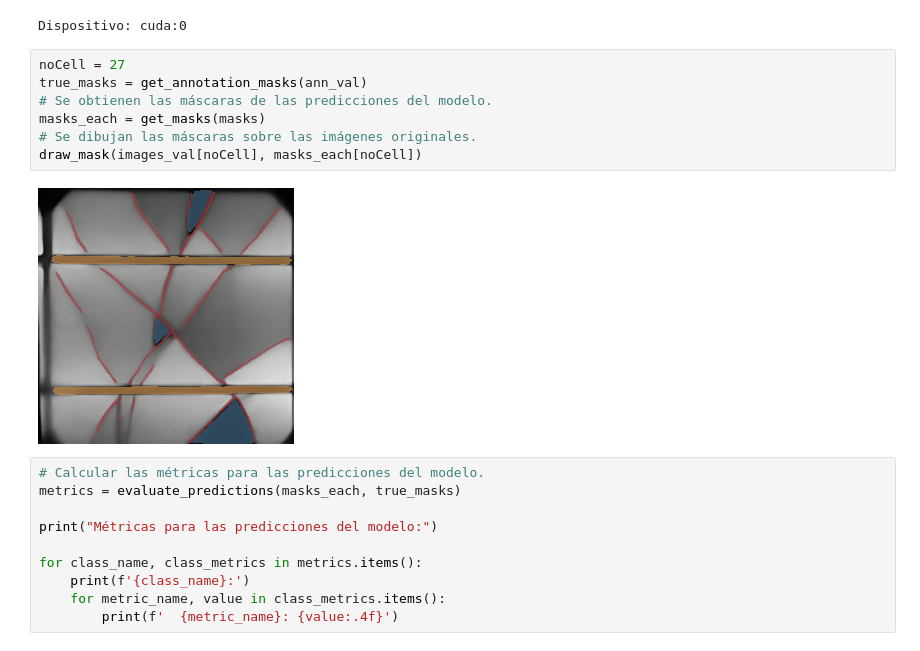
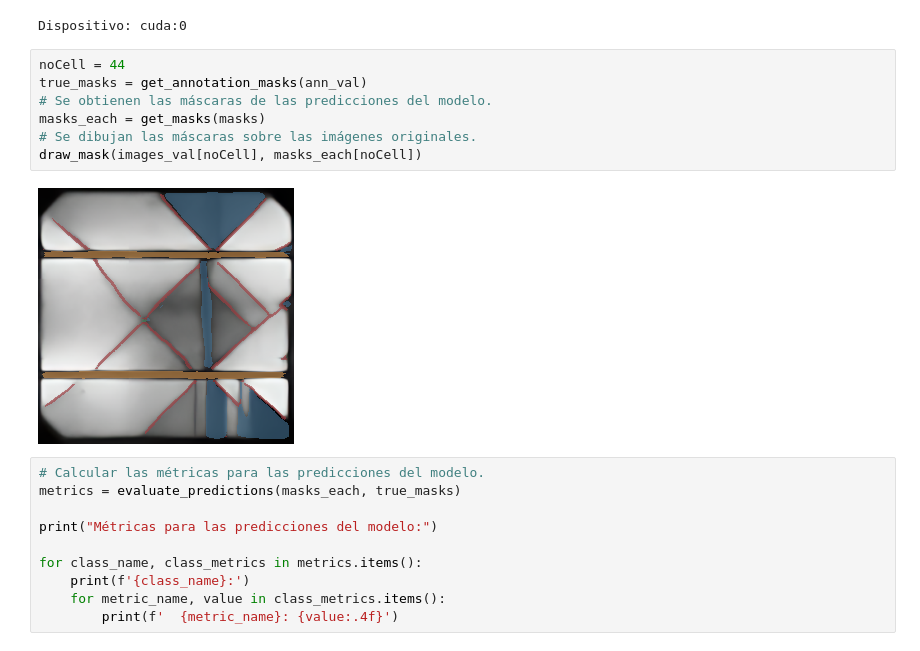
Before and after one commit to Franklingo13/PVDefectDetect, a Jupyter notebook: TestsPV-vision/EvaluacionModelo.ipynb, the cells around one changed output. Cells and saved outputs as stored; diff of their text form.

```diff
--- a/TestsPV-vision/EvaluacionModelo.ipynb
+++ b/TestsPV-vision/EvaluacionModelo.ipynb
@@ -378,14 +378,14 @@ masks = modelhandler.predict(save=True)
 # %% [output]
 Dispositivo: cuda:0
 # %%
-noCell = 27
+noCell = 44
 true_masks = get_annotation_masks(ann_val)
 # Se obtienen las máscaras de las predicciones del modelo.
 masks_each = get_masks(masks)
 # Se dibujan las máscaras sobre las imágenes originales.
 draw_mask(images_val[noCell], masks_each[noCell])
 # %% [output]
-[figure, old version]
+[figure, new version]
 # %%
 # Calcular las métricas para las predicciones del modelo.
 metrics = evaluate_predictions(masks_each, true_masks)
```
Also changed, not shown: parts of 4 cells of this notebook.
